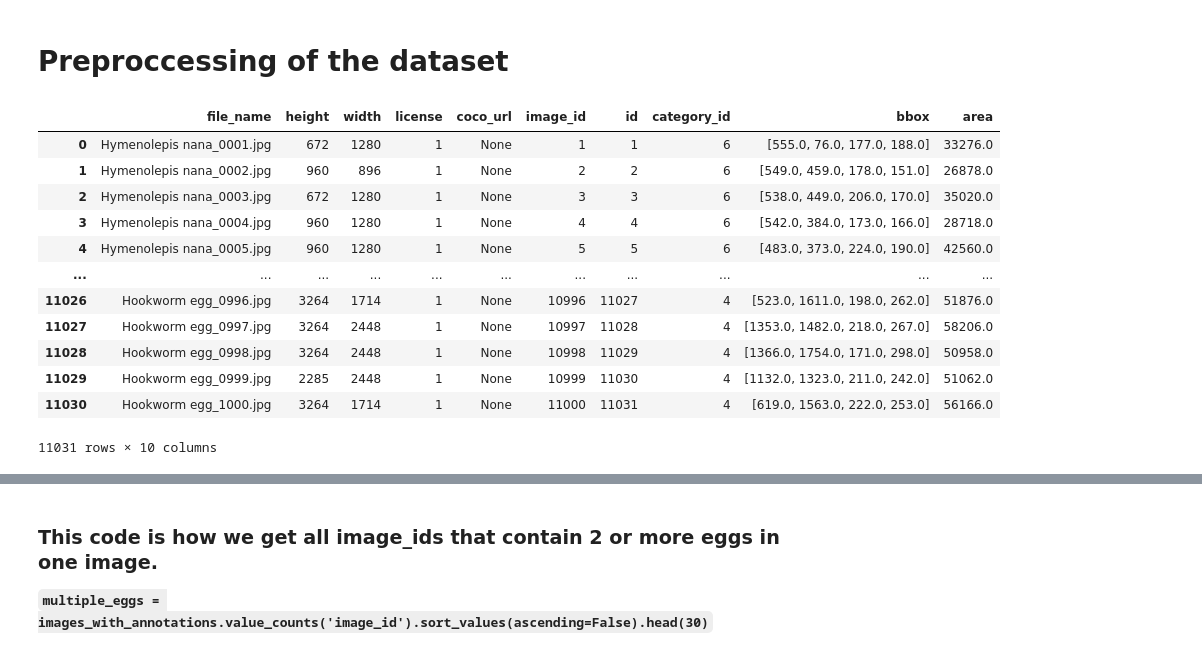
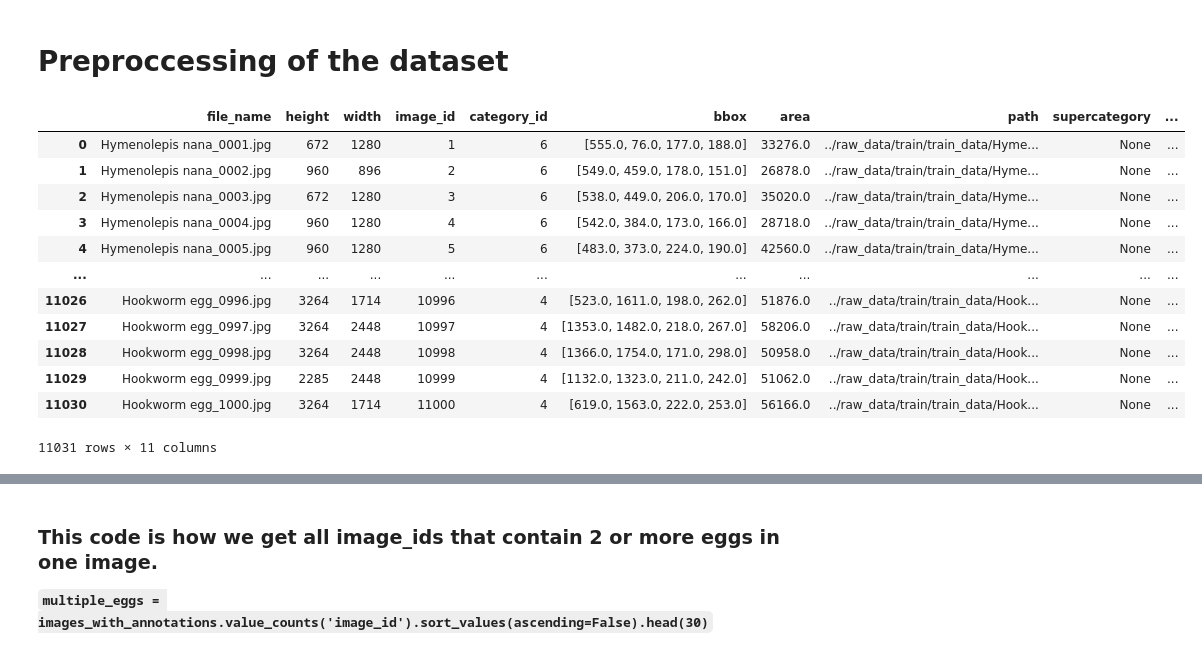
Before and after one commit to carrocameron/egg_hunt, a Jupyter notebook: notebooks/preprocessing.ipynb, the cells around one changed output, grey strips where cells are left out. Drawn from its saved outputs; the diff is of its cells as text; code cells hidden in the pictures.

Commit message:
build: refined train_data Dataframe to include classification name

```diff
--- a/notebooks/preprocessing.ipynb
+++ b/notebooks/preprocessing.ipynb
@@ -6,39 +10,58 @@ import json
 # %%
-train_data_path = \
-    '/Users/alberto/code/carrocameron/egg_hunt/raw_data/train/train_data/'
-train_labels_path = \
-    '/Users/alberto/code/carrocameron/egg_hunt/raw_data/train/train_labels.json'
-test_data_path = \
-    '/Users/alberto/code/carrocameron/egg_hunt/raw_data/test/test/data/'
-test_labels_path = \
-    '/Users/alberto/code/carrocameron/egg_hunt/raw_data/test/test_labels.json'
+train_data_path = '../raw_data/train/train_data/'
+train_labels_path = '../raw_data/train/train_labels.json'
+test_data_path = '../raw_data/test/test_data/'
+test_labels_path = '../raw_data/test/test_labels.json'
+# %%
+with open(train_labels_path) as f:
+    train_data = json.load(f)
 # %%
-with open(train_labels_path) as f:
-    train_data_images = json.load(f)
+train_images = pd.DataFrame(train_data['images'])
+train_annotations = pd.DataFrame(train_data['annotations'])
+train_categories = pd.DataFrame(train_data['categories'])
 
-with open(train_labels_path) as f:
-    train_data_annotations = json.load(f)
+train_images['image_id'] = train_images['id']
+train_images = train_images.drop(columns=['id'])
 
+train_categories['category_name'] = train_categories['name']
+train_categories = train_categories.drop(columns=['name'])
 
-images = pd.DataFrame(train_data_images['images'])
-annotations = pd.DataFrame(train_data_annotations['annotations'])
+train_categories['category_id'] = train_categories['id']
+train_categories = train_categories.drop(columns=['id'])
 
-images['image_id'] = images['id']
-images = images.drop(columns=['id'])
+train_df = train_images.copy()
 
-images_with_annotations = images.merge(annotations, on='image_id', how='inner')
-images_with_annotations
+train_df = train_df.merge(
+    train_annotations,
+    on='image_id',
+    how='inner'
+    )
+train_df['path'] = train_df['file_name'].apply(
+    lambda name: os.path.join(train_data_path, name)
+)
+
+train_df = train_df.merge(
+    train_categories,
+    left_on='category_id',
+    right_on='category_id',
+    how='inner'
+    )
+
+train_df['egg_id'] = train_df['id']
+train_df = train_df.drop(columns=['license', 'coco_url', 'id'])
+
+train_df
 # %% [output]
-|  | file_name | height | width | license | coco_url | image_id | id | category_id | bbox | area |
-| 0 | Hymenolepis nana_0001.jpg | 672 | 1280 | 1 | None | 1 | 1 | 6 | [555.0, 76.0, 177.0, 188.0] | 33276.0 |
-| 1 | Hymenolepis nana_0002.jpg | 960 | 896 | 1 | None | 2 | 2 | 6 | [549.0, 459.0, 178.0, 151.0] | 26878.0 |
-| 2 | Hymenolepis nana_0003.jpg | 672 | 1280 | 1 | None | 3 | 3 | 6 | [538.0, 449.0, 206.0, 170.0] | 35020.0 |
-| 3 | Hymenolepis nana_0004.jpg | 960 | 1280 | 1 | None | 4 | 4 | 6 | [542.0, 384.0, 173.0, 166.0] | 28718.0 |
-| 4 | Hymenolepis nana_0005.jpg | 960 | 1280 | 1 | None | 5 | 5 | 6 | [483.0, 373.0, 224.0, 190.0] | 42560.0 |
+|  | file_name | height | width | image_id | category_id | bbox | area | path | supercategory | ... |
+| 0 | Hymenolepis nana_0001.jpg | 672 | 1280 | 1 | 6 | [555.0, 76.0, 177.0, 188.0] | 33276.0 | ../raw_data/train/train_data/Hyme... | None | ... |
+| 1 | Hymenolepis nana_0002.jpg | 960 | 896 | 2 | 6 | [549.0, 459.0, 178.0, 151.0] | 26878.0 | ../raw_data/train/train_data/Hyme... | None | ... |
+| 2 | Hymenolepis nana_0003.jpg | 672 | 1280 | 3 | 6 | [538.0, 449.0, 206.0, 170.0] | 35020.0 | ../raw_data/train/train_data/Hyme... | None | ... |
+| 3 | Hymenolepis nana_0004.jpg | 960 | 1280 | 4 | 6 | [542.0, 384.0, 173.0, 166.0] | 28718.0 | ../raw_data/train/train_data/Hyme... | None | ... |
+| 4 | Hymenolepis nana_0005.jpg | 960 | 1280 | 5 | 6 | [483.0, 373.0, 224.0, 190.0] | 42560.0 | ../raw_data/train/train_data/Hyme... | None | ... |
 | ... | ... | ... | ... | ... | ... | ... | ... | ... | ... | ... |
-| 11026 | Hookworm egg_0996.jpg | 3264 | 1714 | 1 | None | 10996 | 11027 | 4 | [523.0, 1611.0, 198.0, 262.0] | 51876.0 |
-| 11027 | Hookworm egg_0997.jpg | 3264 | 2448 | 1 | None | 10997 | 11028 | 4 | [1353.0, 1482.0, 218.0, 267.0] | 58206.0 |
-| 11028 | Hookworm egg_0998.jpg | 3264 | 2448 | 1 | None | 10998 | 11029 | 4 | [1366.0, 1754.0, 171.0, 298.0] | 50958.0 |
-| 11029 | Hookworm egg_0999.jpg | 2285 | 2448 | 1 | None | 10999 | 11030 | 4 | [1132.0, 1323.0, 211.0, 242.0] | 51062.0 |
-| 11030 | Hookworm egg_1000.jpg | 3264 | 1714 | 1 | None | 11000 | 11031 | 4 | [619.0, 1563.0, 222.0, 253.0] | 56166.0 |
+| 11026 | Hookworm egg_0996.jpg | 3264 | 1714 | 10996 | 4 | [523.0, 1611.0, 198.0, 262.0] | 51876.0 | ../raw_data/train/train_data/Hook... | None | ... |
+| 11027 | Hookworm egg_0997.jpg | 3264 | 2448 | 10997 | 4 | [1353.0, 1482.0, 218.0, 267.0] | 58206.0 | ../raw_data/train/train_data/Hook... | None | ... |
+| 11028 | Hookworm egg_0998.jpg | 3264 | 2448 | 10998 | 4 | [1366.0, 1754.0, 171.0, 298.0] | 50958.0 | ../raw_data/train/train_data/Hook... | None | ... |
+| 11029 | Hookworm egg_0999.jpg | 2285 | 2448 | 10999 | 4 | [1132.0, 1323.0, 211.0, 242.0] | 51062.0 | ../raw_data/train/train_data/Hook... | None | ... |
+| 11030 | Hookworm egg_1000.jpg | 3264 | 1714 | 11000 | 4 | [619.0, 1563.0, 222.0, 253.0] | 56166.0 | ../raw_data/train/train_data/Hook... | None | ... |
-11031 rows × 10 columns
+11031 rows × 11 columns
```
Also changed, not shown: parts of 6 cells of this notebook.
